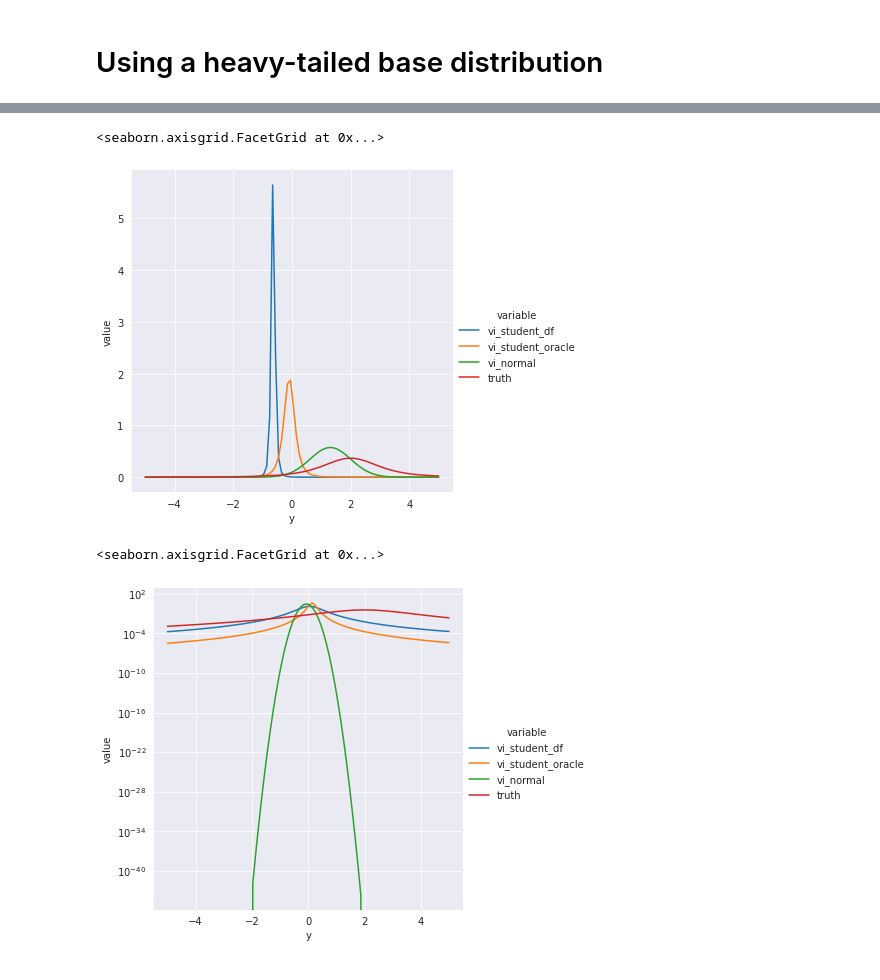
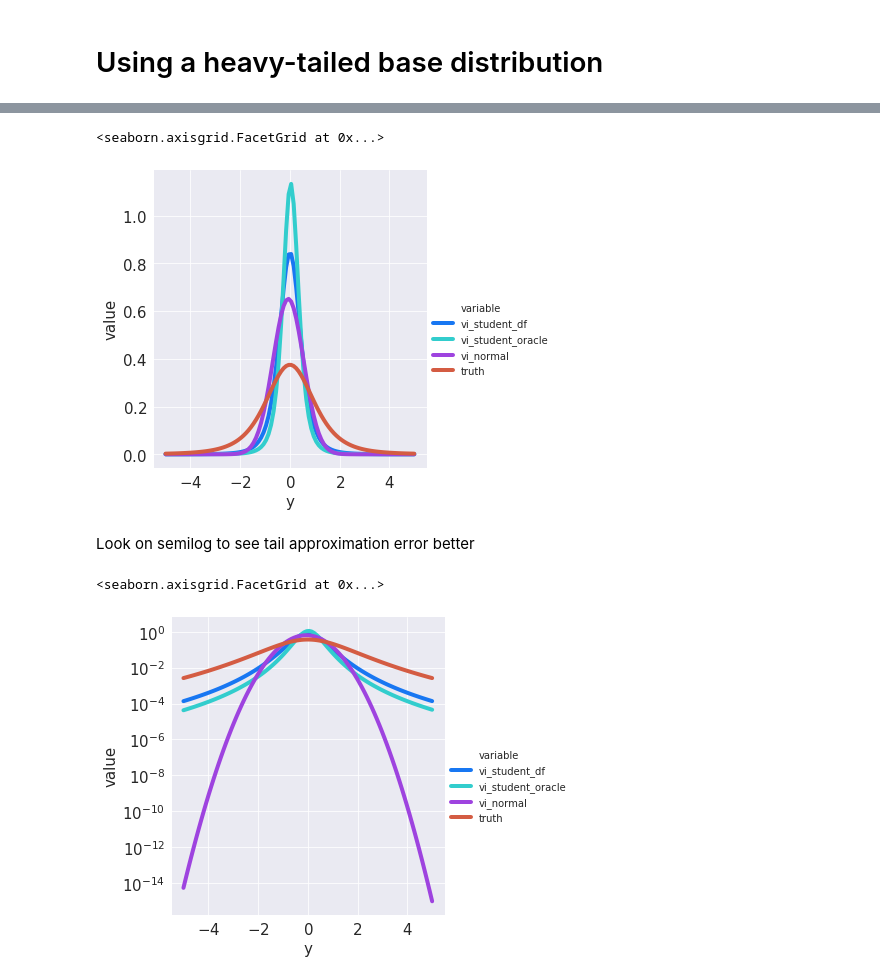
Before and after one commit to facebookresearch/beanmachine, a Jupyter notebook: src/beanmachine/ppl/experimental/MeanFieldVI.ipynb, the cells around one changed output, grey strips where cells are left out. Cells and saved outputs as stored; diff of their text form; code cells hidden in the pictures.

```diff
--- a/src/beanmachine/ppl/experimental/MeanFieldVI.ipynb
+++ b/src/beanmachine/ppl/experimental/MeanFieldVI.ipynb
@@ -43,10 +51,10 @@ vi_dicts = vi.infer(queries, obs, base_dist=dist.Normal, base_args={
 # %%
-x = torch.linspace(-1, 11, steps=100).unsqueeze(1)
-p_normal = torch.exp(vi_dicts[model.mu()].log_prob(x))
+mu = torch.linspace(0, 10, steps=100).unsqueeze(1)
+p_normal = torch.exp(vi_dicts(model.mu()).log_prob(mu))
 sns.relplot(data=pd.DataFrame({
-    "x": x.flatten().detach().numpy(),
+    "mu": mu.flatten().detach().numpy(),
     "p_normal": p_normal.flatten().detach().numpy(),
-    "truth":  torch.exp(true_log_prob(x)).flatten().detach().numpy(),
-}).melt(id_vars=["x"]), x="x", y="value", hue="variable", kind="line")
+    "truth":  torch.exp(true_log_prob(mu)).flatten().detach().numpy(),
+}).melt(id_vars=["mu"]), x="mu", y="value", hue="variable", kind="line")
 # %% [output]
 <seaborn.axisgrid.FacetGrid at 0x...>
@@ -96,6 +117,6 @@ sns.relplot(data=pd.DataFrame({
 # %%
-df = 3.0
-loc = 1.0
+df = 4.0
+
 
 @bm.random_variable
 def W_inv(i):
@@ -104,7 +125,7 @@ def W_inv(i):
 
 @bm.random_variable
 def y(i):
-    return dist.Normal(loc, 1.0 / torch.sqrt(W_inv(i).abs()))
+    return dist.Normal(0, 1.0 / torch.sqrt(W_inv(i)))
 
 
 vi = MeanFieldVariationalInference()
@@ -112,32 +133,26 @@ vi_student_df = vi.infer(
     [y(0)], {},
     base_dist=dist.StudentT,
     base_args={
-        'df': nn.Parameter(torch.tensor(df)),
+        'df': nn.Parameter(torch.tensor([df])),
         #'loc': torch.tensor(0.),
         #'scale': torch.tensor(1.),
     },
-    num_iter=100, lr=1e-1
+    num_iter=100, lr=1e-3
 )
 vi_student_oracle = vi.infer(
     [y(0)], {},
     base_dist=dist.StudentT,
     base_args={
-        'df': torch.tensor(df),
+        'df': torch.tensor([df]),
         #'loc': torch.tensor(0.),
         #'scale': torch.tensor(1.),
     },
-    num_iter=100, lr=1e-1
+    num_iter=100, lr=1e-3
 )
 vi_normal = vi.infer(
     [y(0)], {},
-    num_iter=1000, lr=1,
-    base_dist=dist.Normal,
-    base_args={
-        'loc': nn.Parameter(torch.tensor(0.)),
-        'scale': torch.tensor(1.),
-    }
-)
+    num_iter=100, lr=1e-3)
 
 
 def true_log_prob(x):
-    return dist.StudentT(loc=loc, df=df).log_prob(x)
+    return dist.StudentT(df=df).log_prob(x)
@@ -149,25 +159,27 @@ sns.displot(vi_normal[W_inv(0)].sample((100,)).numpy())
 # %%
 x = torch.linspace(-5, 5, steps=100).unsqueeze(1)
 p_true = torch.exp(true_log_prob(x))
 sns.relplot(data=pd.DataFrame({
     "y": x.flatten().detach().numpy(),
-    "vi_student_df": torch.exp(vi_student_df[y(0)].log_prob(x)).flatten().detach().numpy(),
-    "vi_student_oracle": torch.exp(vi_student_oracle[y(0)].log_prob(x)).flatten().detach().numpy(),
-    "vi_normal": torch.exp(vi_normal[y(0)].log_prob(x)).flatten().detach().numpy(),
+    "vi_student_df": torch.exp(vi_student_df(y(0)).log_prob(x)).flatten().detach().numpy(),
+    "vi_student_oracle": torch.exp(vi_student_oracle(y(0)).log_prob(x)).flatten().detach().numpy(),
+    "vi_normal": torch.exp(vi_normal(y(0)).log_prob(x)).flatten().detach().numpy(),
     "truth": p_true.flatten().detach().numpy(),
 }).melt(id_vars=["y"]), x="y", y="value", hue="variable", kind="line")
 # %% [output]
 <seaborn.axisgrid.FacetGrid at 0x...>
-[figure, old version]
+[figure, new version]
+# %% [markdown]
+Look on semilog to see tail approximation error better
 # %%
 g = sns.relplot(data=pd.DataFrame({
     "y": x.flatten().detach().numpy(),
-    "vi_student_df": torch.exp(vi_student_df[y(0)].log_prob(x)).flatten().detach().numpy(),
-    "vi_student_oracle": torch.exp(vi_student_oracle[y(0)].log_prob(x)).flatten().detach().numpy(),
-    "vi_normal": torch.exp(vi_normal[y(0)].log_prob(x)).flatten().detach().numpy(),
+    "vi_student_df": torch.exp(vi_student_df(y(0)).log_prob(x)).flatten().detach().numpy(),
+    "vi_student_oracle": torch.exp(vi_student_oracle(y(0)).log_prob(x)).flatten().detach().numpy(),
+    "vi_normal": torch.exp(vi_normal(y(0)).log_prob(x)).flatten().detach().numpy(),
     "truth": p_true.flatten().detach().numpy(),
 }).melt(id_vars=["y"]), x="y", y="value", hue="variable", kind="line")
 g.set(yscale='log')
 # %% [output]
 <seaborn.axisgrid.FacetGrid at 0x...>
-[figure, old version]
+[figure, new version]
```
Also changed, not shown: parts of 16 cells of this notebook, 14 other files.
